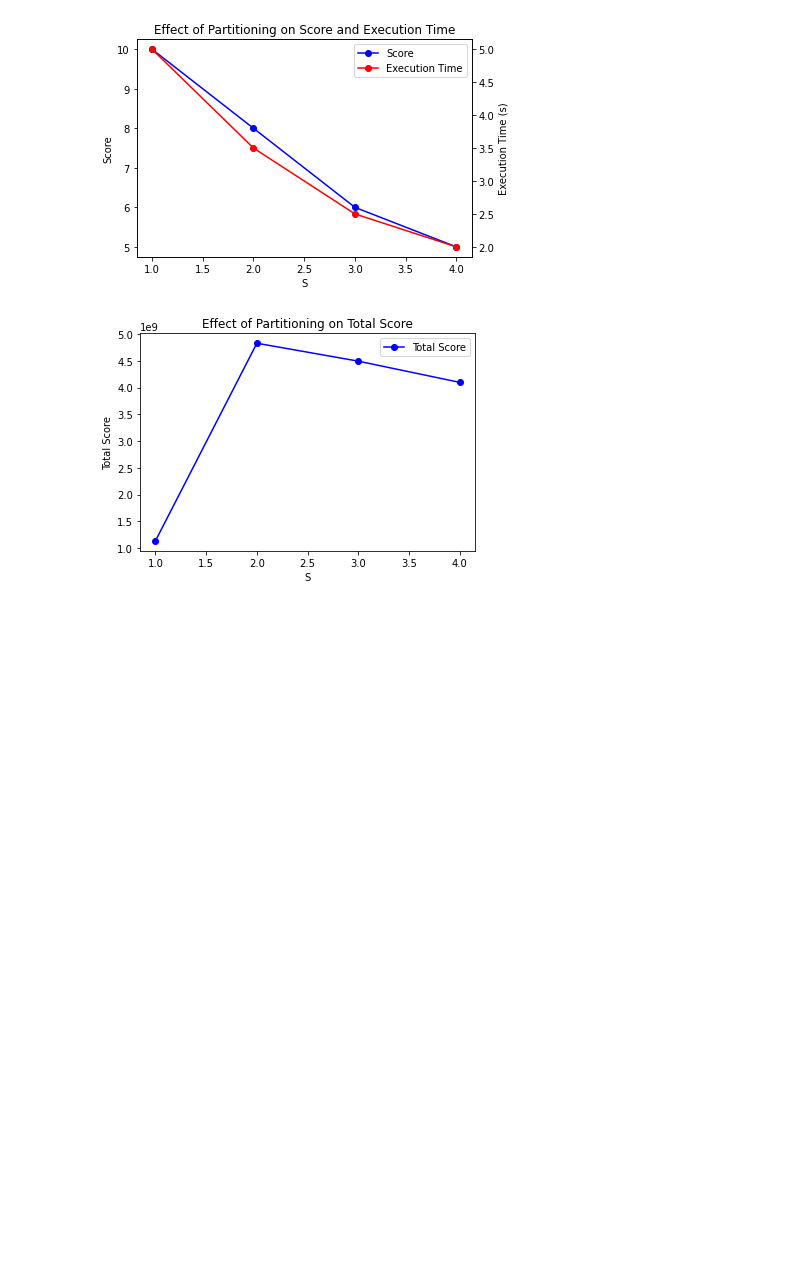
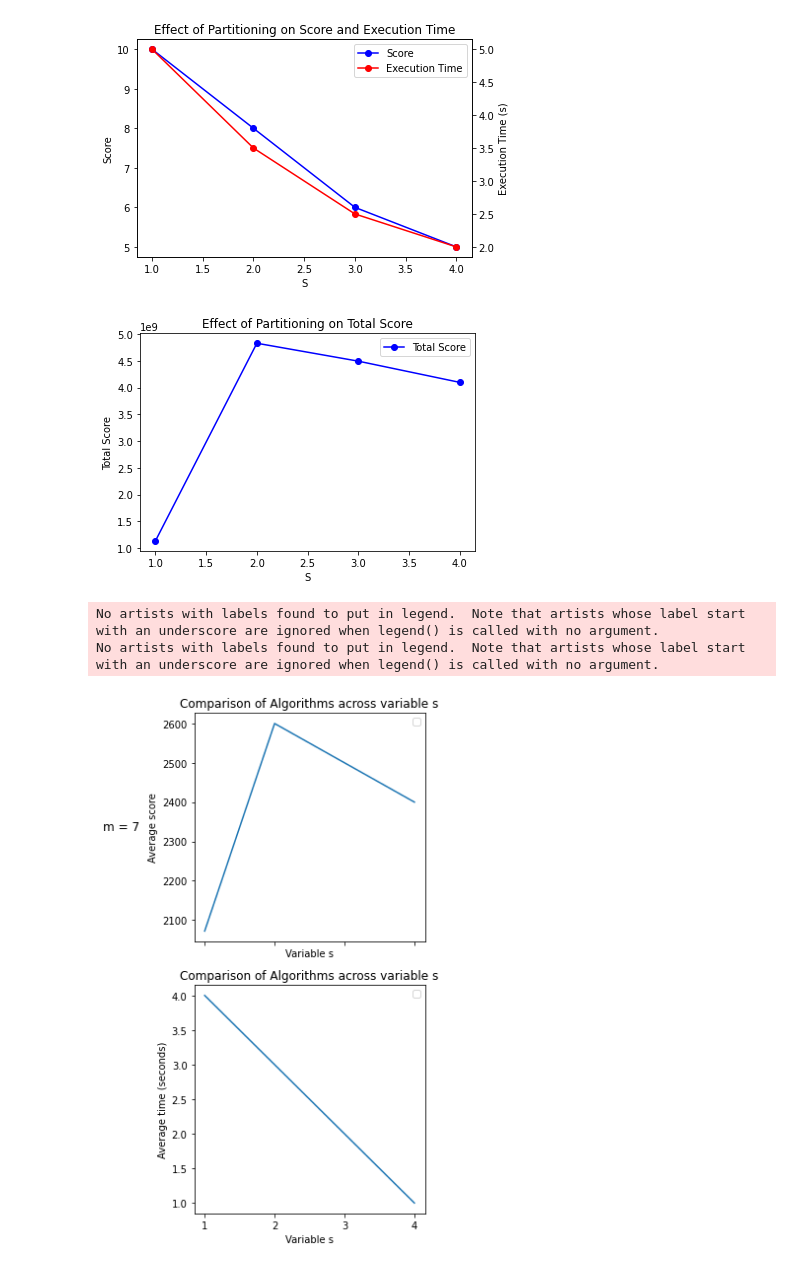
Before and after one commit to stathiskaps/PTOPTW, a Jupyter notebook: plotting.ipynb, the cells around one changed output. Cells and saved outputs as stored; diff of their text form; code cells hidden in the pictures; blank space fills up the shorter version.

```diff
--- a/plotting.ipynb
+++ b/plotting.ipynb
@@ -363,3 +363,69 @@ plt.title('Effect of Partitioning on Total Score')
 plt.show()
 # %% [output]
 [figure]
+# %%
+import pandas as pd
+import matplotlib.pyplot as plt
+import numpy as np
+import matplotlib.ticker as ticker
+
+algorithms = ['release', 'no-history', 'equal-intervals', 'simple']
+instances = ['pr01', 'pr02', 'pr03', 'pr04', 'pr05', 'pr06', 'pr07', 'pr08', 'pr09','pr10',
+             'pr11', 'pr12', 'pr13', 'pr14', 'pr15', 'pr16', 'pr17', 'pr18', 'pr19','pr20']
+
+# instances = ['pr01', 'pr02', 'pr03']
+# instances = ['pr01', 'pr02', 'pr03', 'pr04', 'pr05', 'pr06', 'pr07', 'pr08', 'pr09','pr10']
+# caption = caption = 'Figure 1: Comparison of score and execution time across s values for '+instance+', m='+str(m)
+
+# Create a figure with two subplots
+fig, axs = plt.subplots(2, figsize=(4, 8), sharex=True)
+
+
+# instances = csv1['instance'].unique()
+# instances = instances[instances != 'c101']  # create a new array without the element 3
+
+pad = 5
+
+
+scores = [2072, 2600, 2500, 2400]
+
+times = [4, 3, 2, 1]
+
+
+cc = ['#1f77b4', '#ff7f0e', '#2ca02c', '#d62728']
+
+
+axs[0].plot(range(1, 5), scores)
+axs[0].set_xlabel('Variable s')
+axs[0].set_ylabel('Average score')
+axs[0].set_title('Comparison of Algorithms across variable s')
+axs[0].legend()
+
+axs[1].plot(range(1, 5), times)
+axs[1].set_xlabel('Variable s')
+axs[1].set_ylabel('Average time (seconds)')
+axs[1].set_title('Comparison of Algorithms across variable s')
+axs[1].legend()
+
+axs[0].set_xticks(range(1,5))
+axs[1].set_xticks(range(1,5))
+
+axs[0].annotate('m = 7', xy=(0, 0.5), xytext=(-axs[0].yaxis.labelpad - pad, 0),
+            xycoords=axs[0].yaxis.label, textcoords='offset points',
+            size='large', ha='right', va='center')
+# for ax, row in zip(axs[:], rows):
+#     ax.annotate('m = 7', xy=(0, 0.5), xytext=(-ax.yaxis.labelpad - pad, 0),
+#                 xycoords=ax.yaxis.label, textcoords='offset points',
+#                 size='large', ha='right', va='center')
+
+# Adjust the spacing between subplots
+fig.tight_layout()
+
+fig.subplots_adjust(left=0.15)
+
+# display the plot
+plt.show()
+# %% [output]
+No artists with labels found to put in legend.  Note that artists whose label start with an underscore are ignored when legend() is called with no argument.
+No artists with labels found to put in legend.  Note that artists whose label start with an underscore are ignored when legend() is called with no argument.
+[figure, added]
```
Also changed, not shown: 1 other file.
